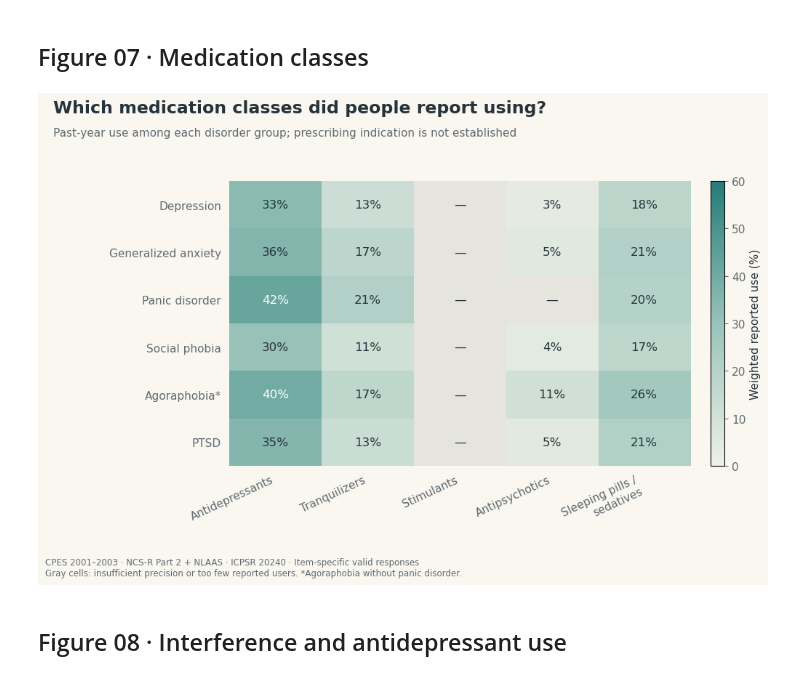
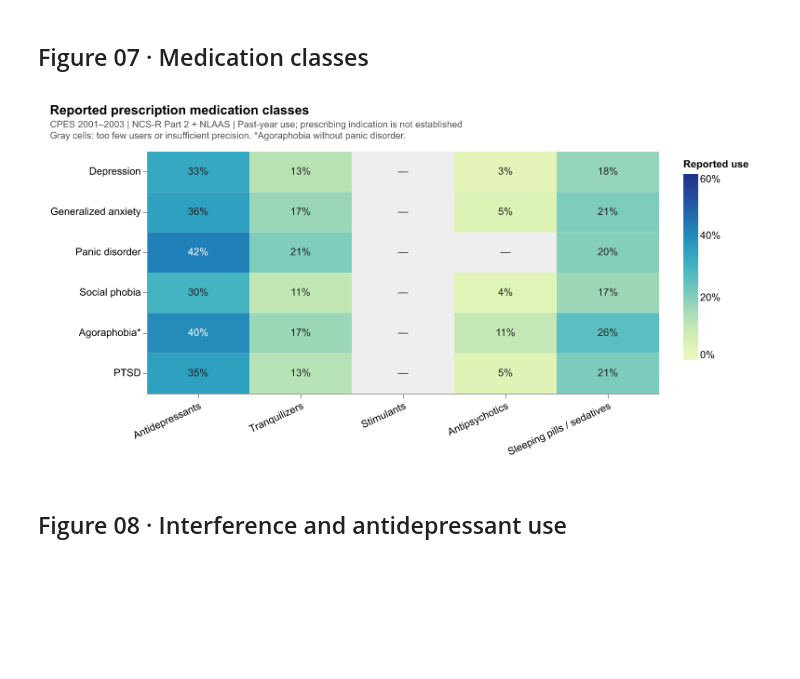
Before and after one commit to judycchen/capp30239-data-visualization_judy-chen, a Jupyter notebook: static-viz-project/milestone2_draft/static-draft.ipynb, the cells around one changed output. Saved outputs shown, nothing was run; the diff lists cells and outputs as text; code cells hidden in the pictures; blank space fills up the shorter version.

```diff
--- a/static-viz-project/milestone2_draft/static-draft.ipynb
+++ b/static-viz-project/milestone2_draft/static-draft.ipynb
@@ -356,22 +381,2 @@ finish_figure(fig, "04_social_interference_distributions.png", CPES_SOURCE + "
 # %% [markdown]
 ## Figure 05 · Daily-life domains
-# %%
-domain_means, complete_counts = [], []
-for spec in DISORDERS.values():
-    valid = cpes[spec["diagnosis"]].eq(1) & cpes[spec["domains"]].apply(lambda s: s.between(0,10)).all(axis=1)
-    domain_means.append([np.average(cpes.loc[valid, v], weights=cpes.loc[valid,"NCNLWTLG"]) for v in spec["domains"]])
-    complete_counts.append(int(valid.sum()))
-assert complete_counts == [864, 434, 330, 662, 171, 250]
-fig, ax = plt.subplots(figsize=(9.6, 7))
-fig.subplots_adjust(left=.29, right=.88, bottom=.18, top=.81)
-image = ax.imshow(domain_means, cmap=SCORE_CMAP, vmin=0, vmax=10, aspect="auto")
-for row in range(6):
-    for col in range(3):
-        value = domain_means[row][col]
-        ax.text(col, row, f"{value:.1f}", ha="center", va="center", color="white" if value>6.4 else INK, fontsize=13)
-ax.set_xticks(range(3), ["Home management", "Close relationships", "Social life"])
-ax.set_yticks(range(6), [f"{label} (n={n:,})" for label,n in zip(DISORDER_LABELS, complete_counts)])
-ax.tick_params(length=0, pad=10)
-fig.colorbar(image, ax=ax, fraction=.045, pad=.05, label="Weighted mean score (0–10)")
-figure_title(fig, "Which parts of daily life were affected?", "Worst-period interference · respondents with valid scores in all three domains")
-finish_figure(fig, "05_daily_life_domains.png", CPES_SOURCE + "\n*Agoraphobia without panic disorder.")
@@ -410,33 +460,51 @@ finish_figure(fig, "06_professional_care.png", CPES_SOURCE + "\nPTSD uses a narr
 # %%
 medication_rates = np.full((6, 5), np.nan)
 medication_audit = []
 for row, (name, spec) in enumerate(DISORDERS.items()):
     cases = cpes[spec["diagnosis"]].eq(1)
     for col, (medication, variable) in enumerate(MEDICATIONS.items()):
         values = cpes[variable].map({1: 1., 5: 0.})
         result = survey_mean(cpes, values, cases, **CPES_DESIGN)
         yes_n = int((cases & values.eq(1)).sum())
         no_n = int((cases & values.eq(0)).sum())
         reliable = result["n"]>=50 and min(yes_n,no_n)>=5 and result["se"]/result["estimate"]<=.30
         medication_audit.append({"disorder": name, "medication": medication, "reliable": reliable, **result})
         if reliable:
             medication_rates[row,col] = result["estimate"]*100
-cmap = SCORE_CMAP.copy()
-cmap.set_bad("#E5E4DD")
-fig, ax = plt.subplots(figsize=(11, 7))
-fig.subplots_adjust(left=.25, right=.88, bottom=.24, top=.80)
-image = ax.imshow(medication_rates, cmap=cmap, vmin=0, vmax=60, aspect="auto")
-for row in range(6):
-    for col in range(5):
-        value = medication_rates[row,col]
-        ax.text(col,row,f"{value:.0f}%" if np.isfinite(value) else "—",ha="center",va="center",color="white" if value>39 else INK,fontsize=12)
-ax.set_yticks(range(6), DISORDER_LABELS)
-ax.set_xticks(range(5), ["Antidepressants", "Tranquilizers", "Stimulants", "Antipsychotics", "Sleeping pills /\nsedatives"], rotation=25, ha="right")
-ax.tick_params(length=0,pad=8)
-fig.colorbar(image,ax=ax,fraction=.045,pad=.04,label="Weighted reported use (%)")
-figure_title(fig, "Which medication classes did people report using?", "Past-year use among each disorder group; prescribing indication is not established")
-finish_figure(fig,"07_medication_classes.png",CPES_SOURCE + " · Item-specific valid responses\nGray cells: insufficient precision or too few reported users. *Agoraphobia without panic disorder.")
+
+
+medication_labels = ["Antidepressants", "Tranquilizers", "Stimulants", "Antipsychotics", "Sleeping pills / sedatives"]
+medication_df = pd.DataFrame([
+    {"disorder": DISORDER_LABELS[row], "medication": medication_labels[col],
+     "share": medication_rates[row, col] / 100,
+     "label": f"{medication_rates[row, col]:.0f}%" if np.isfinite(medication_rates[row, col]) else "—"}
+    for row in range(6) for col in range(5)
+])
+
+
+def medication_chart(df):
+    base = alt.Chart(df).encode(
+        x=alt.X("medication:N", sort=medication_labels, title=None, axis=alt.Axis(labelAngle=-25)),
+        y=alt.Y("disorder:N", sort=DISORDER_LABELS, title=None),
+    )
+    background = base.mark_rect(color="#EEEEEE")
+    cells = base.transform_filter("isValid(datum.share)").mark_rect().encode(
+        color=alt.Color("share:Q", title="Reported use", scale=alt.Scale(scheme="yellowgreenblue", domain=[0, .6]),
+                        legend=alt.Legend(format="%")),
+    )
+    labels = base.mark_text().encode(
+        text="label:N",
+        color=alt.condition("datum.share > .38", alt.value("white"), alt.value("#222222")),
+    )
+    return (background + cells + labels).properties(width=550, height=260)
+
+
+save_chart(
+    medication_chart(medication_df), "07_medication_classes.png", "Reported prescription medication classes",
+    [CPES_SOURCE + " | Past-year use; prescribing indication is not established",
+     "Gray cells: too few users or insufficient precision. *Agoraphobia without panic disorder."],
+)
 # %% [output]
-[figure, old version]
+[figure, new version]
 # %% [markdown]
 ## Figure 08 · Interference and antidepressant use
```
Also changed, not shown: parts of 23 cells of this notebook, 15 other files.
